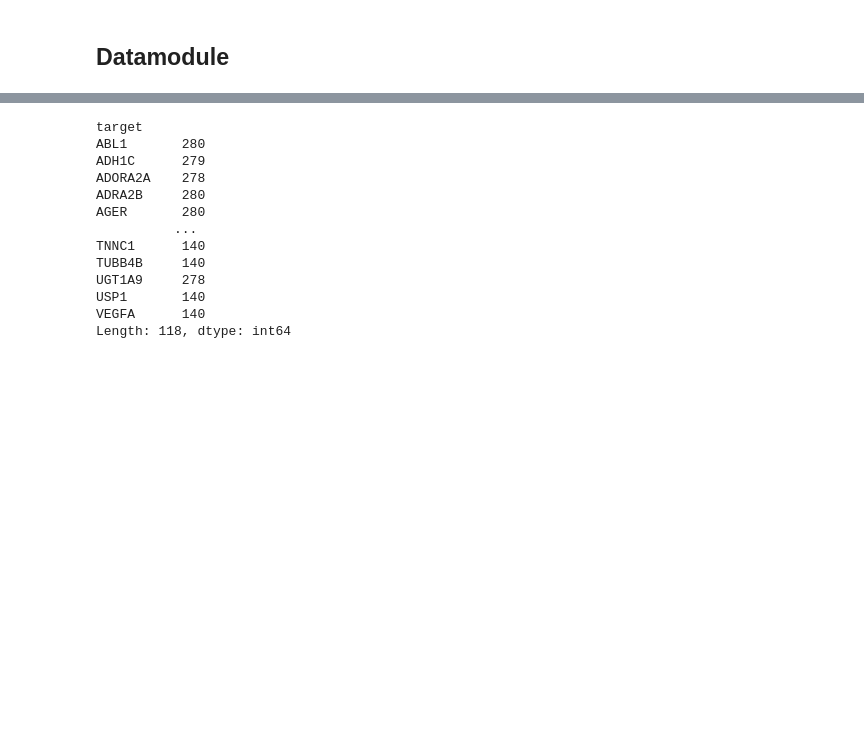
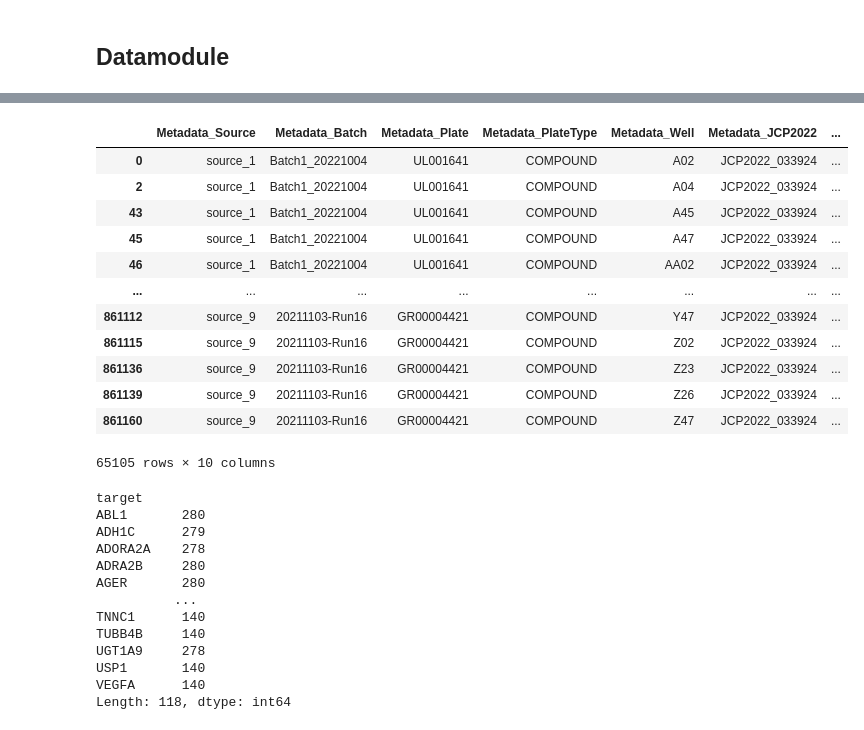
Before and after one commit to gwatkinson/jump_models, a Jupyter notebook: notebooks/2.4-gw-batch-effect-eval.ipynb, the cells around one changed output, grey strips where cells are left out. Cells and saved outputs as stored; diff of their text form; code cells hidden in the pictures; blank space fills up the shorter version.

```diff
--- a/notebooks/2.4-gw-batch-effect-eval.ipynb
+++ b/notebooks/2.4-gw-batch-effect-eval.ipynb
@@ -509,3 +617,19 @@ target_load_df = pd.read_csv("../cpjump1/jump/models/eval/batch_effect/splits/ta
+# %%
+dmso_meta["index"] =
+# %% [output]
+|  | Metadata_Source | Metadata_Batch | Metadata_Plate | Metadata_PlateType | Metadata_Well | Metadata_JCP2022 | ... |
+| 0 | source_1 | Batch1_20221004 | UL001641 | COMPOUND | A02 | JCP2022_033924 | ... |
+| 2 | source_1 | Batch1_20221004 | UL001641 | COMPOUND | A04 | JCP2022_033924 | ... |
+| 43 | source_1 | Batch1_20221004 | UL001641 | COMPOUND | A45 | JCP2022_033924 | ... |
+| 45 | source_1 | Batch1_20221004 | UL001641 | COMPOUND | A47 | JCP2022_033924 | ... |
+| 46 | source_1 | Batch1_20221004 | UL001641 | COMPOUND | AA02 | JCP2022_033924 | ... |
+| ... | ... | ... | ... | ... | ... | ... | ... |
+| 861112 | source_9 | 20211103-Run16 | GR00004421 | COMPOUND | Y47 | JCP2022_033924 | ... |
+| 861115 | source_9 | 20211103-Run16 | GR00004421 | COMPOUND | Z02 | JCP2022_033924 | ... |
+| 861136 | source_9 | 20211103-Run16 | GR00004421 | COMPOUND | Z23 | JCP2022_033924 | ... |
+| 861139 | source_9 | 20211103-Run16 | GR00004421 | COMPOUND | Z26 | JCP2022_033924 | ... |
+| 861160 | source_9 | 20211103-Run16 | GR00004421 | COMPOUND | Z47 | JCP2022_033924 | ... |
+65105 rows × 10 columns
 # %%
 target_load_df.groupby(
     ["target", "Metadata_Source", "Metadata_Batch", "Metadata_Plate", "Metadata_Well"]
```
Also changed, not shown: parts of 15 cells of this notebook, 7 other files.
